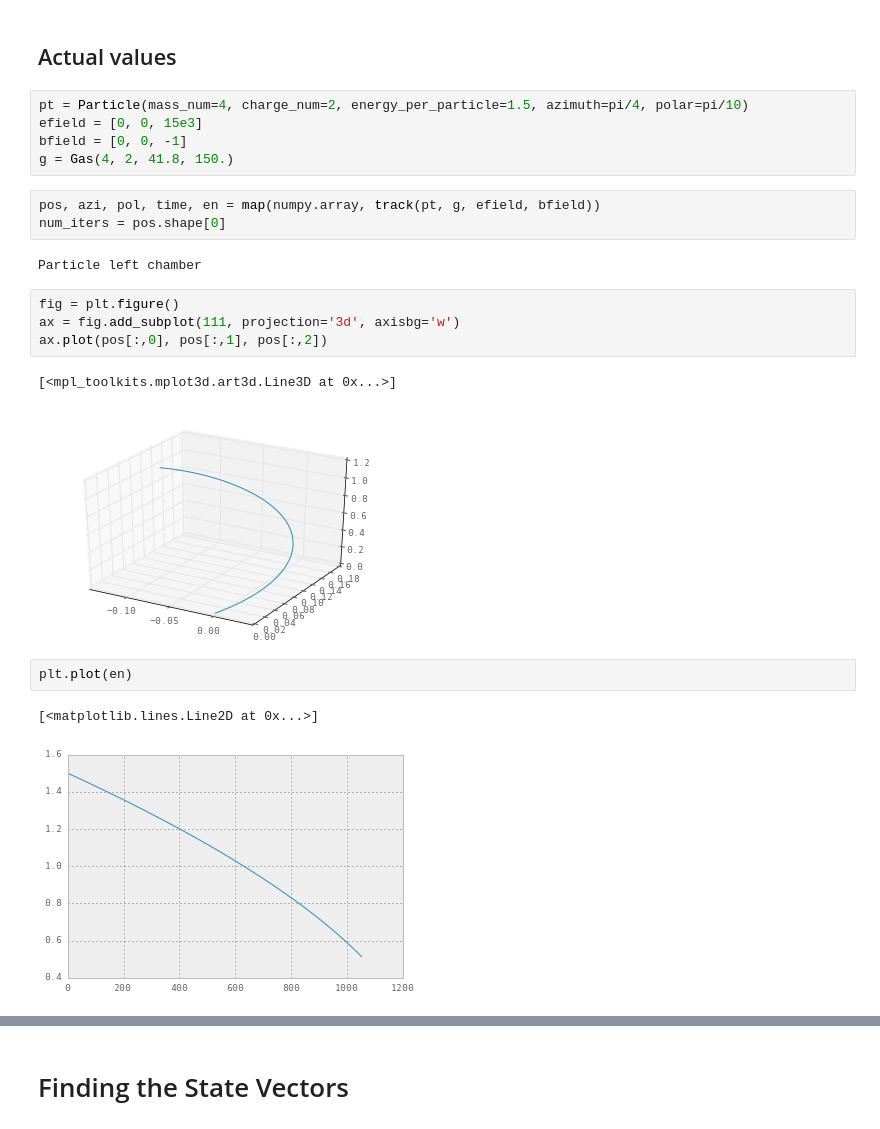
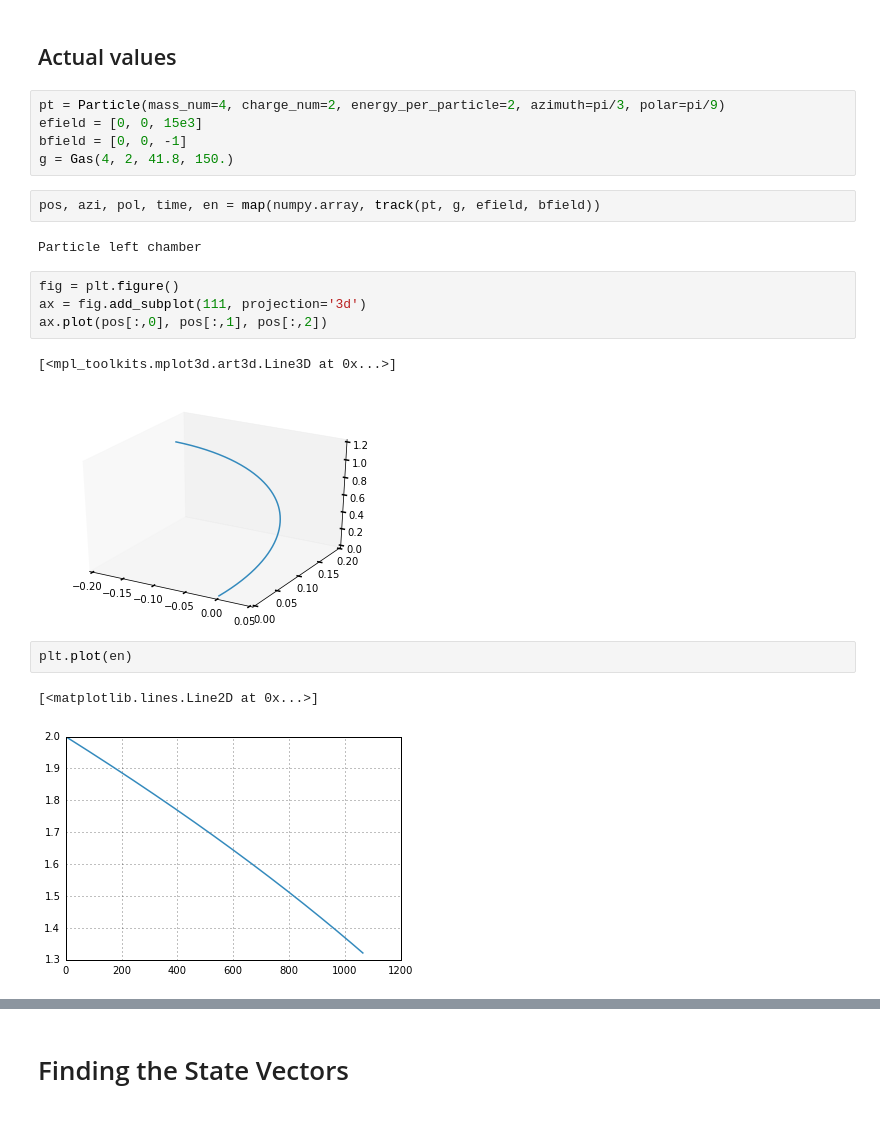
Before and after one commit to chchen123/pytpc, a Jupyter notebook: KalmanFilter.ipynb, the cells around one changed output, grey strips where cells are left out. Drawn from its saved outputs; the diff is of its cells as text.

```diff
--- a/KalmanFilter.ipynb
+++ b/KalmanFilter.ipynb
@@ -15,27 +15,26 @@ import copy
 # %% [markdown]
 ## Actual values
 # %%
-pt = Particle(mass_num=4, charge_num=2, energy_per_particle=1.5, azimuth=pi/4, polar=pi/10)
+pt = Particle(mass_num=4, charge_num=2, energy_per_particle=2, azimuth=pi/3, polar=pi/9)
 efield = [0, 0, 15e3]
 bfield = [0, 0, -1]
 g = Gas(4, 2, 41.8, 150.)
 # %%
 pos, azi, pol, time, en = map(numpy.array, track(pt, g, efield, bfield))
-num_iters = pos.shape[0]
 # %% [output]
 Particle left chamber
 # %%
 fig = plt.figure()
-ax = fig.add_subplot(111, projection='3d', axisbg='w')
+ax = fig.add_subplot(111, projection='3d')
 ax.plot(pos[:,0], pos[:,1], pos[:,2])
 # %% [output]
 [<mpl_toolkits.mplot3d.art3d.Line3D at 0x...>]
-[figure, old version]
+[figure, new version]
 # %%
 plt.plot(en)
 # %% [output]
 [<matplotlib.lines.Line2D at 0x...>]
-[figure, old version]
+[figure, new version]
 # %%
 xyfig = plt.figure()
 xyax = xyfig.add_subplot(111)
```
Also changed, not shown: parts of 34 cells of this notebook, 3 other files.
